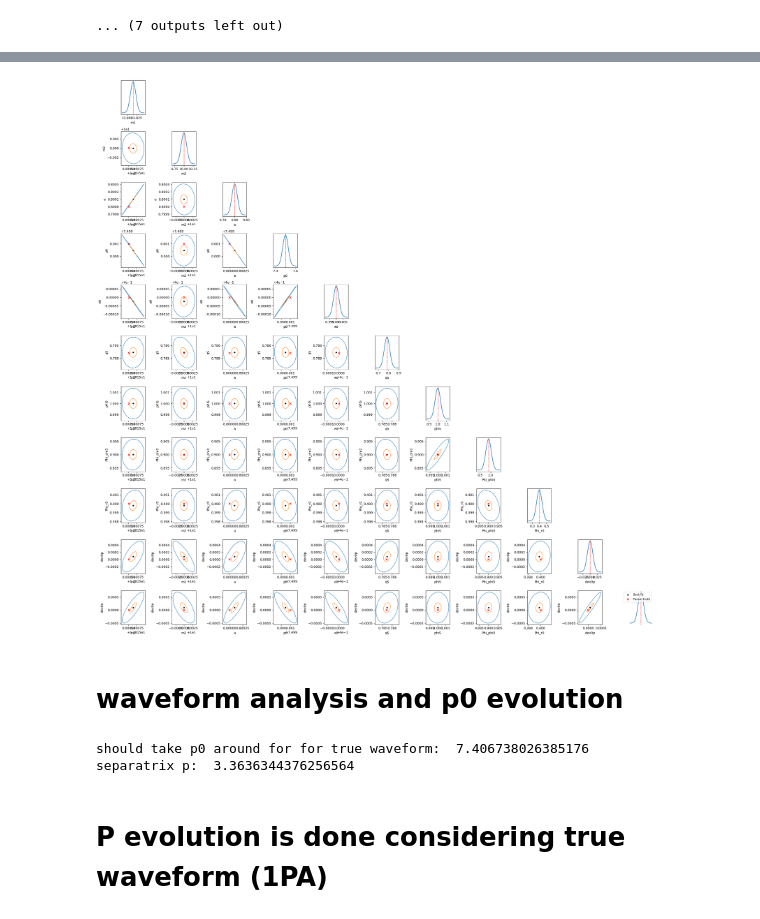
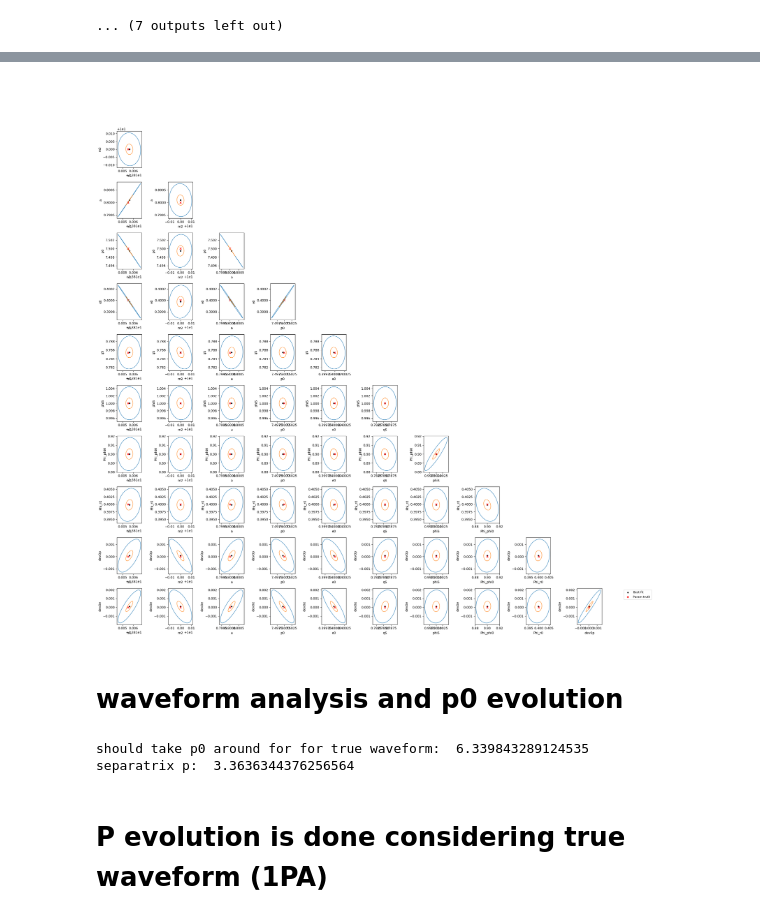
Before and after one commit to rishavrste/SuperKludge_r, a Jupyter notebook: Best_F_point_analysis/cv_check.ipynb, the cells around one changed output, grey strips where cells are left out. Drawn from its saved outputs; the diff is of its cells as text; code cells hidden in the pictures.

```diff
--- a/Best_F_point_analysis/cv_check.ipynb
+++ b/Best_F_point_analysis/cv_check.ipynb
@@ -427,6 +427,8 @@ def triangle_plot(best_fit, cov, param_truth=None, labels=None,levels=[0.90, 0.9
             # Diagonal panels
             # ==========================
             if i == j:
+                ax.axis("off")
+                continue
                 sigma = np.sqrt(cov[i, i])
                 x = np.linspace(best_fit[i] - 4*sigma,
                                 best_fit[i] + 4*sigma, 300)
@@ -478,9 +480,9 @@ def triangle_plot(best_fit, cov, param_truth=None, labels=None,levels=[0.90, 0.9
     plt.show()
 # %%
 labels = param_names
-triangle_plot(np.array(best_fit), cov, np.array(params_truth_in), labels,levels=[0.001, 0.0001])
+triangle_plot(np.array(best_fit), cov, np.array(params_truth_in), labels,levels=[0.01, 0.001])
 # %% [output]
-[figure, old version]
+[figure, new version]
 # %%
 # True waveform with 1PA order
 m1_true = 1e6
@@ -547,11 +549,11 @@ SK_traj = EMRIInspiral(func=SuperKludgeFlux)
 #get_p_at_t may fail with SuperKludge, especially with lower eccentricities, so we use KerrEccEq to generate p0
 add_args = [chi2, evolve_1PA_true, evolve_primary, evolve_2PA,deviation_included,dev_0_p_true,dev_0_e_true,dev_1_p,dev_1_e,dev_2_p,dev_2_e]
 p_sep = get_separatrix(a_true, e0_true, xI0_true)
-p0_should = get_p_at_t(traj_module=SK_traj, t_out=1.0, traj_args=[m1_true, m2_true, a_true, e0_true, xI0_true, *add_args])
+p0_should = get_p_at_t(traj_module=SK_traj, t_out=T, traj_args=[m1_true, m2_true, a_true, e0_true, xI0_true, *add_args])
 print('should take p0 around for for true waveform: ', p0_should)
 print('separatrix p: ', p_sep)
 # %% [output]
-should take p0 around for for true waveform:  7.406738026385176
+should take p0 around for for true waveform:  6.339843289124535
 separatrix p:  3.3636344376256564
 # %% [markdown]
 # P evolution is done considering true waveform (1PA)
```
Also changed, not shown: parts of 1 cell of this notebook, 35 other files.
